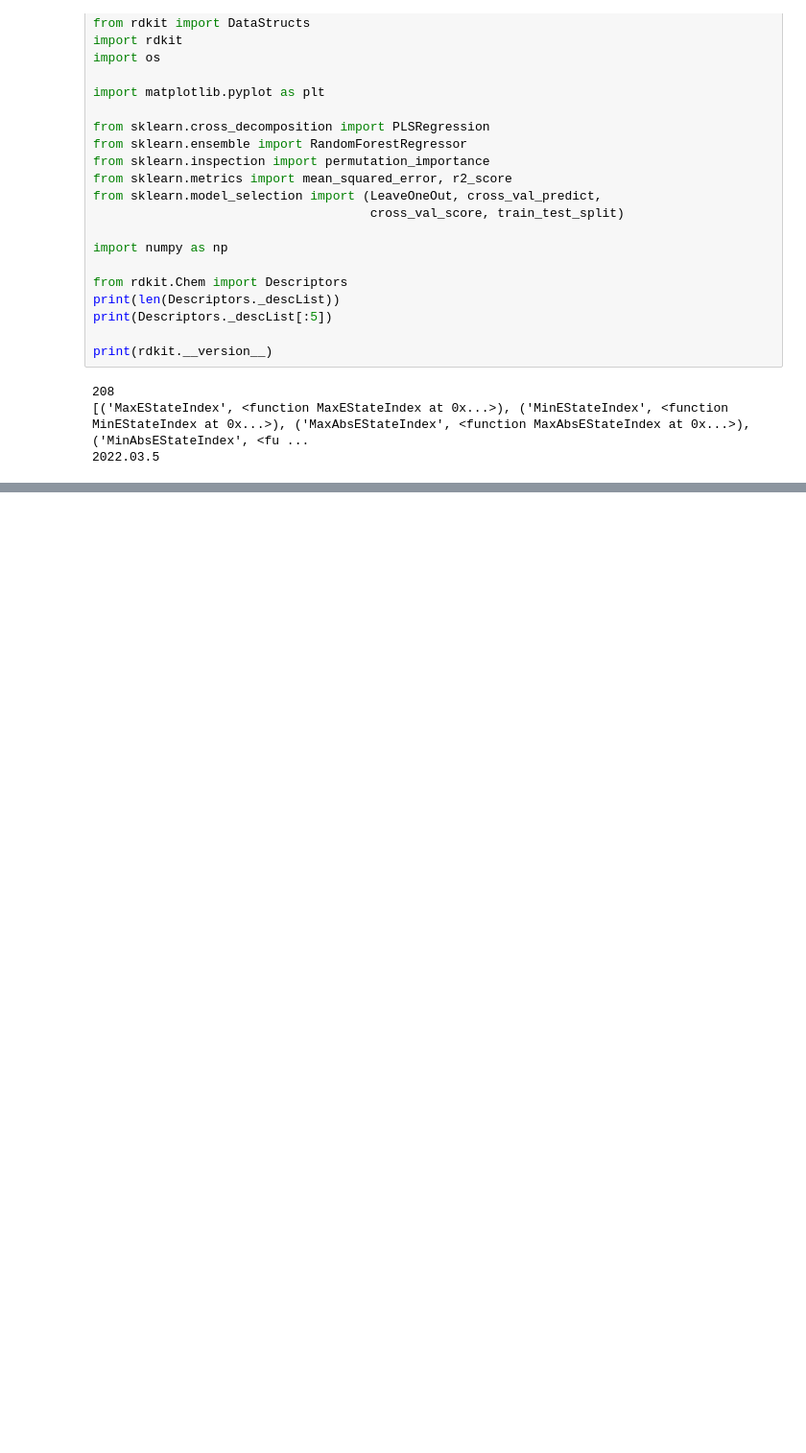
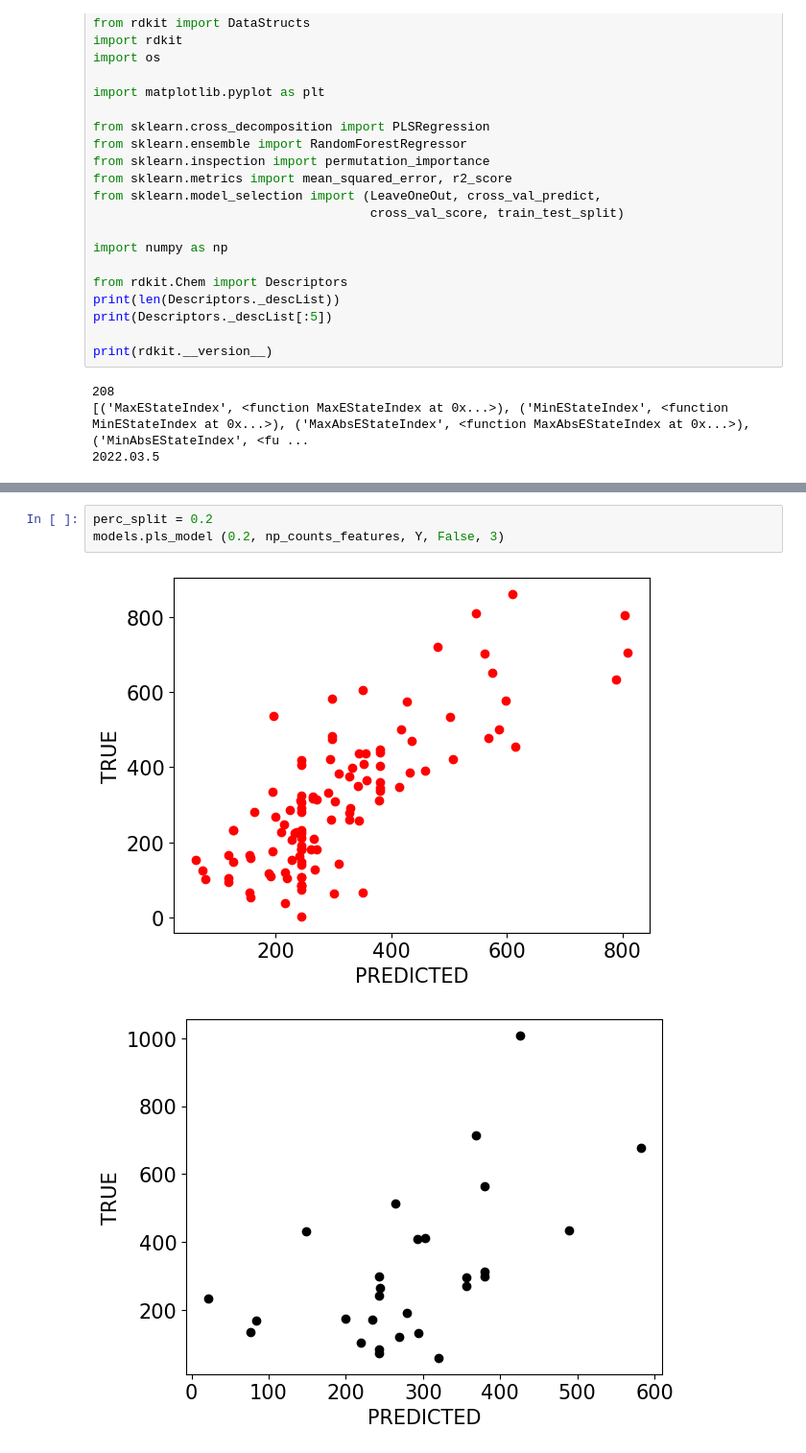
Before and after one commit to lstorchi/model_reaction_data, a Jupyter notebook: nasicmodels.ipynb, the cells around one changed output, grey strips where cells are left out. Shown: that part at 96% size. Cells and saved outputs as stored; diff of their text form; blank space fills up the shorter version.

```diff
--- a/nasicmodels.ipynb
+++ b/nasicmodels.ipynb
@@ -148 +147,7 @@ To enable them in other operations, rebuild TensorFlow with the appropriate comp
+# %%
+perc_split = 0.2
+models.pls_model (0.2, np_counts_features, Y, False, 3)
+# %% [output]
+[figure, added]
+[figure, added]
 # %%
```
Also changed, not shown: parts of 9 cells of this notebook, 1 other file.
